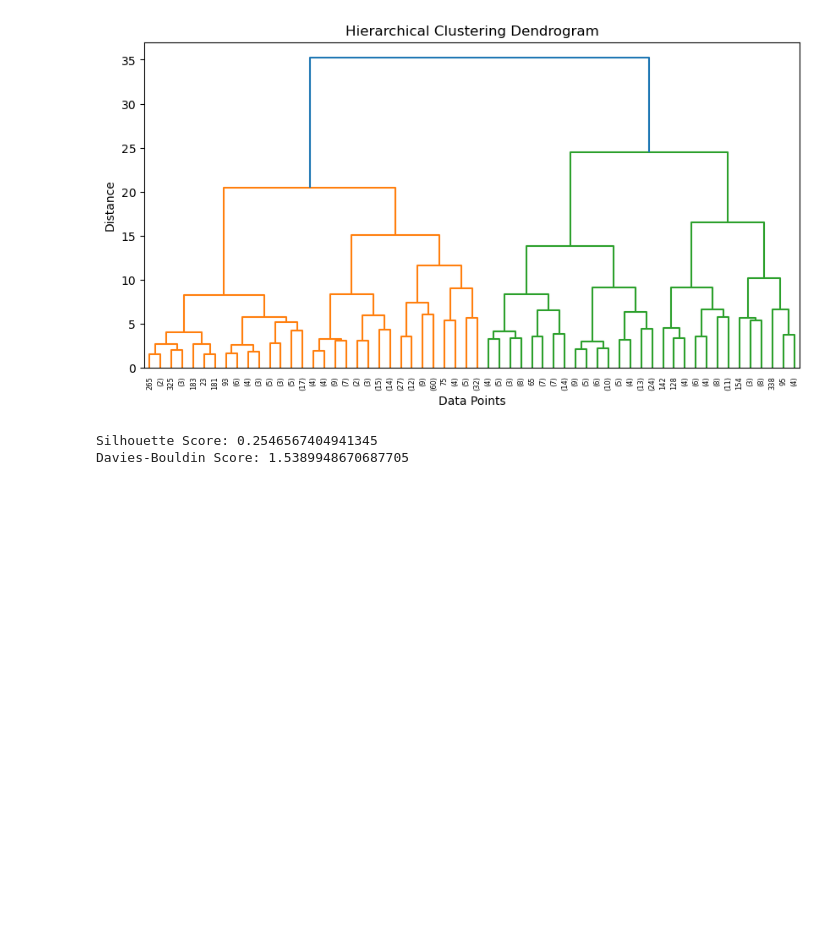
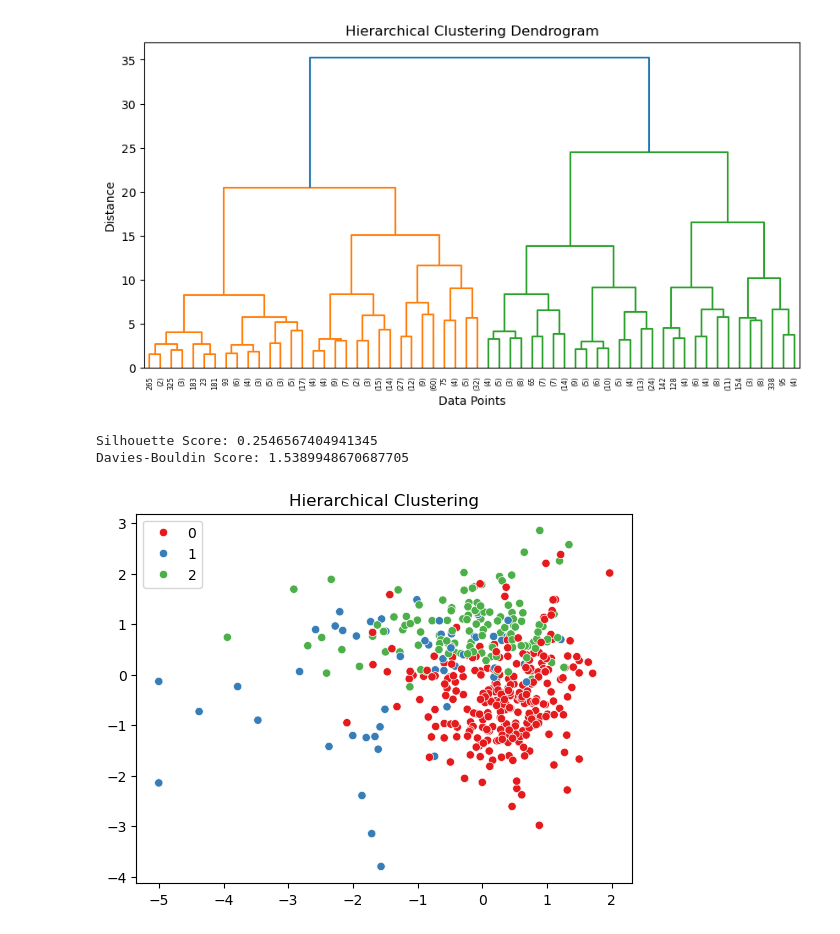
Before and after one commit to Manojk246/KHD-task, a Jupyter notebook: task.ipynb, the cells around one changed output. Drawn from its saved outputs; the diff is of its cells as text; code cells hidden in the pictures; blank space fills up the shorter version.

```diff
--- a/task.ipynb
+++ b/task.ipynb
@@ -172,3 +172,13 @@ print("Davies-Bouldin Score:", hier_davies)
 # %% [output]
 Silhouette Score: 0.2546567404941345
 Davies-Bouldin Score: 1.5389948670687705
+# %%
+hc = AgglomerativeClustering(n_clusters=3, linkage="ward")
+labels_hc = hc.fit_predict(X_scaled)
+
+sil_hc = silhouette_score(X_scaled, labels_hc)
+sns.scatterplot(x=X_scaled[:,0], y=X_scaled[:,1], hue=labels_hc, palette="Set1")
+plt.title("Hierarchical Clustering")
+plt.show()
+# %% [output]
+[figure, added]
```
